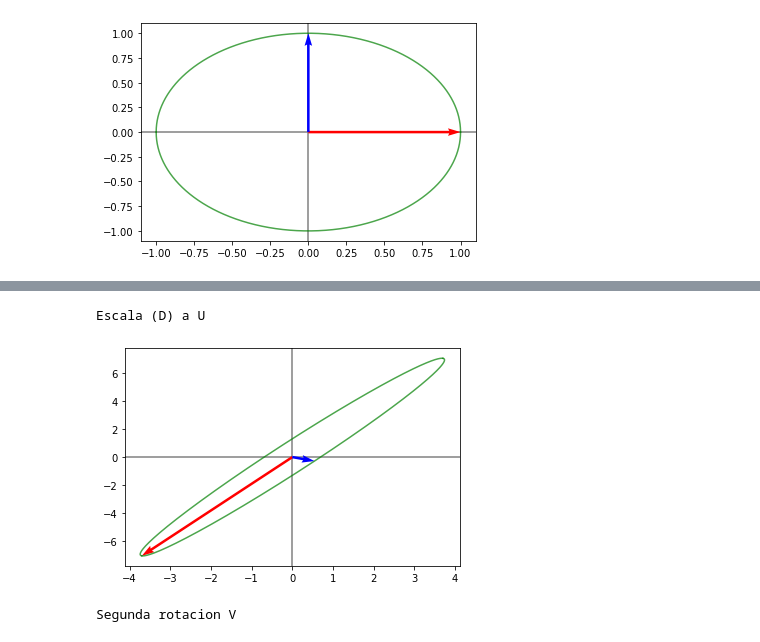
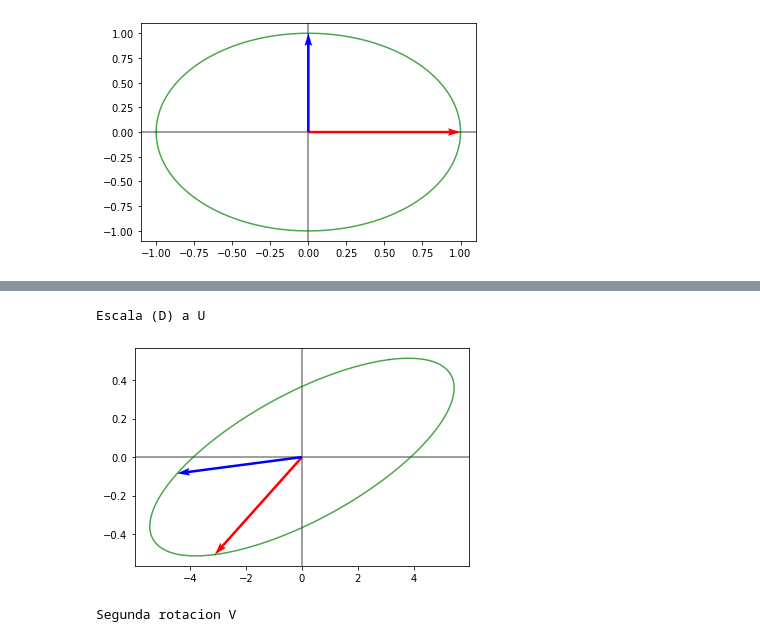
Before and after one commit to LuisReyes98/platzi-algebra-lineal-ml, a Jupyter notebook: 01 - Transformaciones Lineales y Descomposicion de Matrices/05 - Descomponer una matriz no cuadrada - SVD.ipynb, the cells around one changed output, grey strips where cells are left out. Drawn from its saved outputs; the diff is of its cells as text; code cells hidden in the pictures.

```diff
--- a/01 - Transformaciones Lineales y Descomposicion de Matrices/05 - Descomponer una matriz no cuadrada - SVD.ipynb
+++ b/01 - Transformaciones Lineales y Descomposicion de Matrices/05 - Descomponer una matriz no cuadrada - SVD.ipynb
@@ -196,11 +208,11 @@ Primer rotacion U
 # print('rotacion V')
 # graficarMatriz(V)
 # %%
-print('Escala (D) a U')
-graficarMatriz(U.dot(D_matriz))
+print('Escala (D) a V')
+graficarMatriz(D_matriz.dot(V))
 # %% [output]
 Escala (D) a U
-[figure, old version]
+[figure, new version]
 # %%
 # print('Escala (D) a V')
 # graficarMatriz(D_matriz.dot(V))
```
Also changed, not shown: parts of 24 cells of this notebook, 9 other files.
